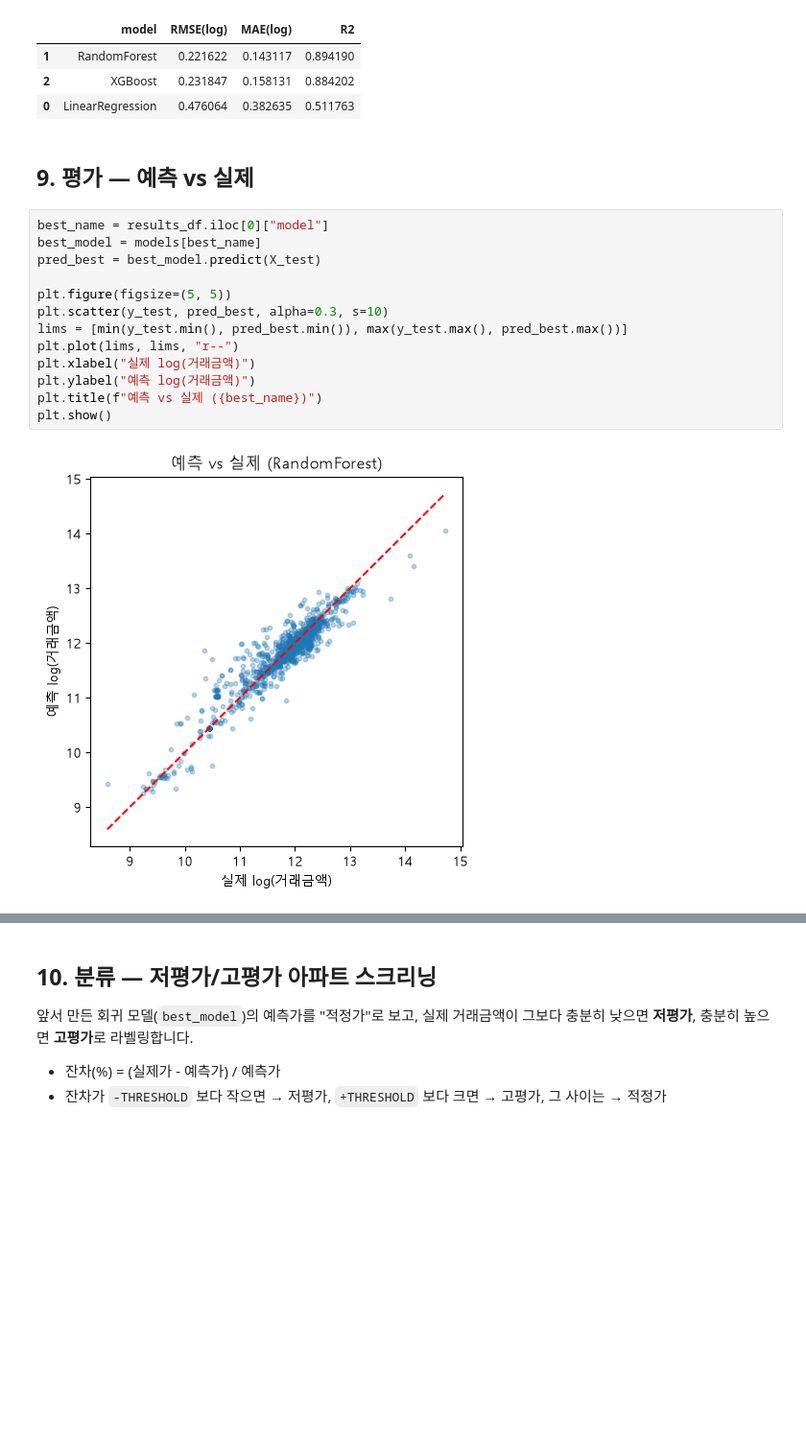
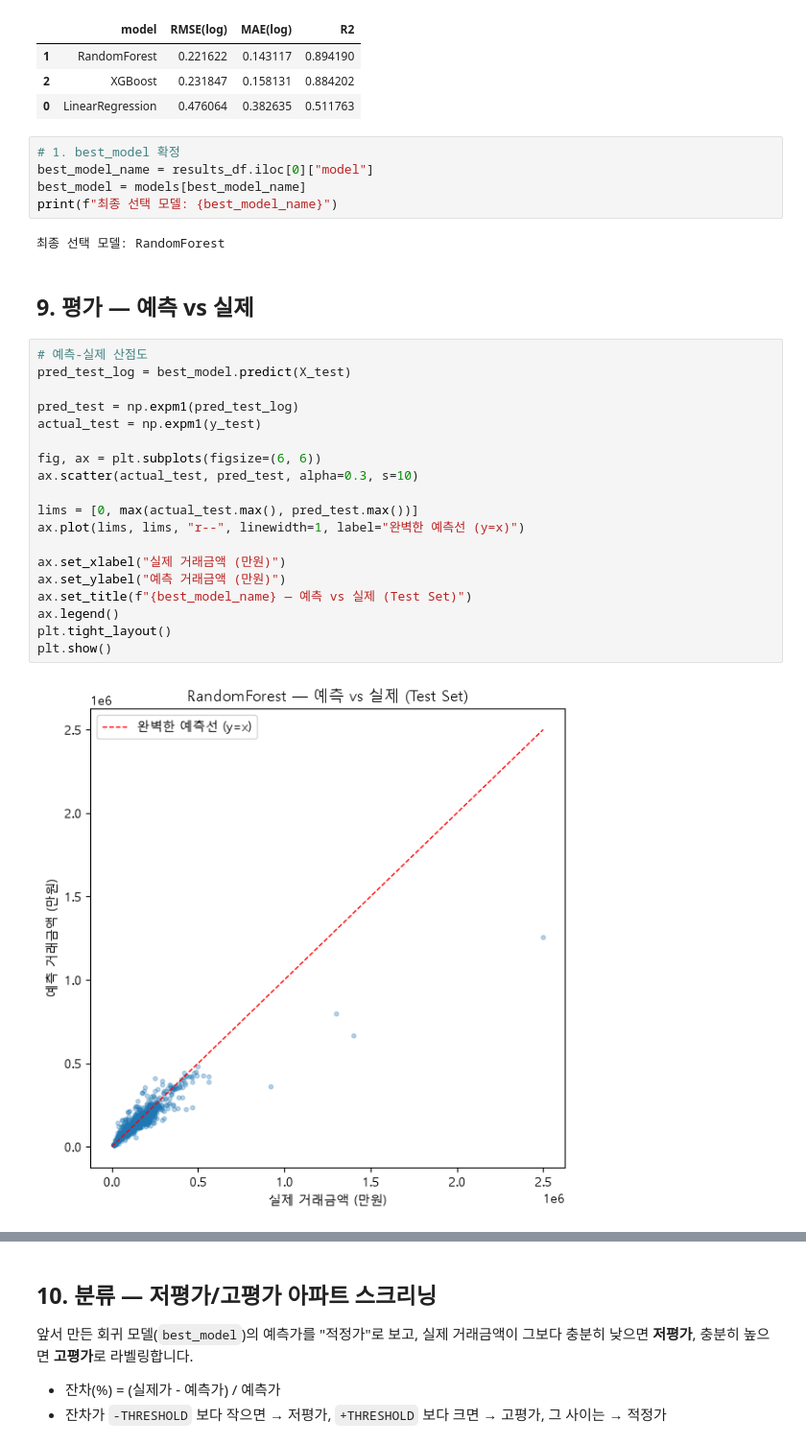
Before and after one commit to Overlay1010/apartment_price, a Jupyter notebook: apartment_price_prediction.ipynb, the cells around one changed output, grey strips where cells are left out. Shown at 96% size. Drawn from its saved outputs; the diff is of its cells as text; blank space fills up the shorter version.

```diff
--- a/apartment_price_prediction.ipynb
+++ b/apartment_price_prediction.ipynb
@@ -455,20 +410,33 @@ results_df
 | 1 | RandomForest | 0.221622 | 0.143117 | 0.894190 |
 | 2 | XGBoost | 0.231847 | 0.158131 | 0.884202 |
 | 0 | LinearRegression | 0.476064 | 0.382635 | 0.511763 |
+# %%
+# 1. best_model 확정
+best_model_name = results_df.iloc[0]["model"]
+best_model = models[best_model_name]
+print(f"최종 선택 모델: {best_model_name}")
+# %% [output]
+최종 선택 모델: RandomForest
 # %% [markdown]
 ## 9. 평가 — 예측 vs 실제
 # %%
-best_name = results_df.iloc[0]["model"]
-best_model = models[best_name]
-pred_best = best_model.predict(X_test)
+# 예측-실제 산점도
+pred_test_log = best_model.predict(X_test)
 
-plt.figure(figsize=(5, 5))
-plt.scatter(y_test, pred_best, alpha=0.3, s=10)
-lims = [min(y_test.min(), pred_best.min()), max(y_test.max(), pred_best.max())]
-plt.plot(lims, lims, "r--")
-plt.xlabel("실제 log(거래금액)")
-plt.ylabel("예측 log(거래금액)")
-plt.title(f"예측 vs 실제 ({best_name})")
+pred_test = np.expm1(pred_test_log)
+actual_test = np.expm1(y_test)
+
+fig, ax = plt.subplots(figsize=(6, 6))
+ax.scatter(actual_test, pred_test, alpha=0.3, s=10)
+
+lims = [0, max(actual_test.max(), pred_test.max())]
+ax.plot(lims, lims, "r--", linewidth=1, label="완벽한 예측선 (y=x)")
+
+ax.set_xlabel("실제 거래금액 (만원)")
+ax.set_ylabel("예측 거래금액 (만원)")
+ax.set_title(f"{best_model_name} — 예측 vs 실제 (Test Set)")
+ax.legend()
+plt.tight_layout()
 plt.show()
 # %% [output]
-[figure, old version]
+[figure, new version]
```
Also changed, not shown: parts of 7 cells of this notebook, 1 other file.
